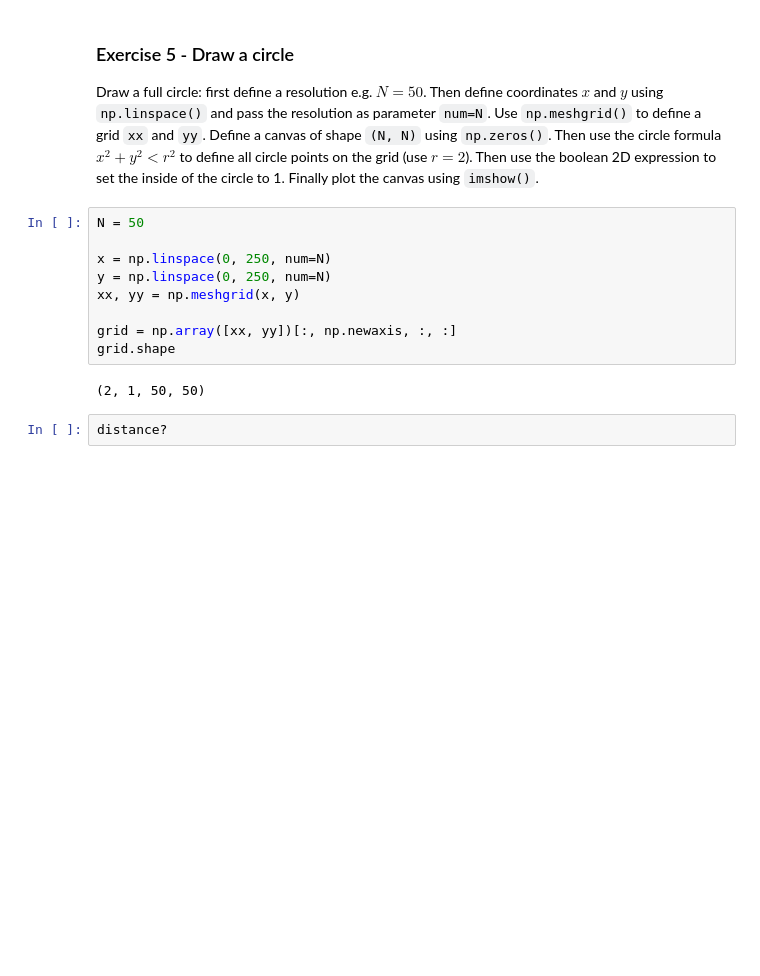
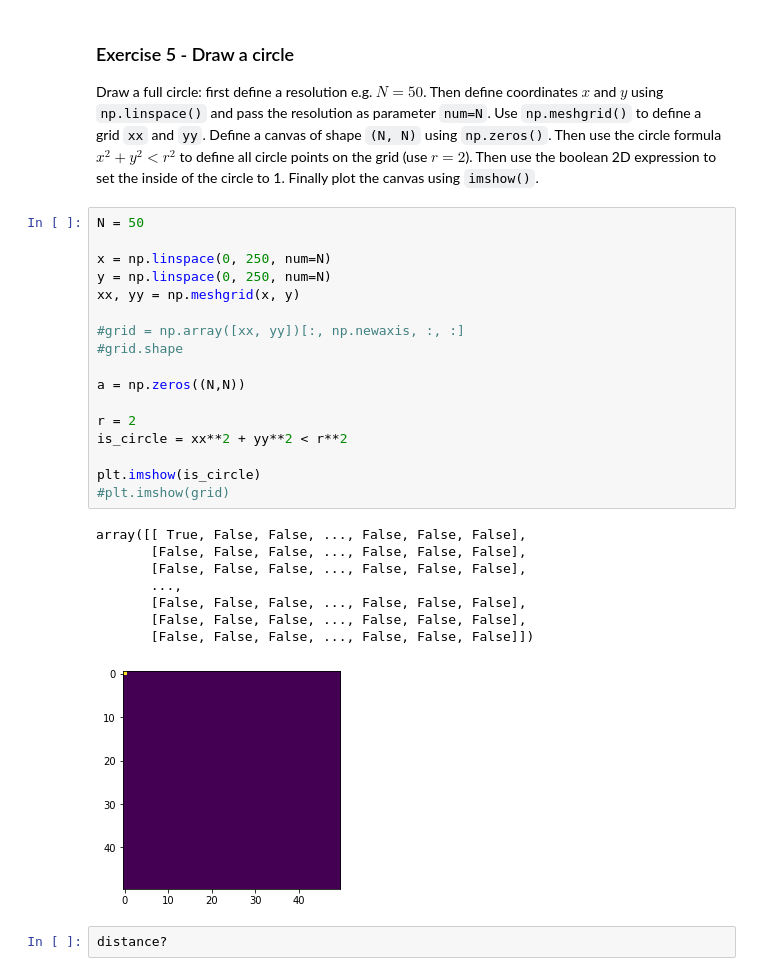
Before and after one commit to adob360/homework-scientific-computing, a Jupyter notebook: homework05-numpy-scipy/homework05_together.ipynb, the cells around one changed output. Drawn from its saved outputs; the diff is of its cells as text; blank space fills up the shorter version.

```diff
--- a/homework05-numpy-scipy/homework05_together.ipynb
+++ b/homework05-numpy-scipy/homework05_together.ipynb
@@ -230,14 +271,29 @@ Draw a full circle: first define a resolution e.g. $N=50$. Then define coordinat
 # %%
 N = 50
 
 x = np.linspace(0, 250, num=N)
 y = np.linspace(0, 250, num=N)
 xx, yy = np.meshgrid(x, y)
 
-grid = np.array([xx, yy])[:, np.newaxis, :, :]
-grid.shape
+#grid = np.array([xx, yy])[:, np.newaxis, :, :]
+#grid.shape
+
+a = np.zeros((N,N))
+
+r = 2
+is_circle = xx**2 + yy**2 < r**2
+
+plt.imshow(is_circle)
+#plt.imshow(grid)
 # %% [output]
-(2, 1, 50, 50)
+array([[ True, False, False, ..., False, False, False],
+       [False, False, False, ..., False, False, False],
+       [False, False, False, ..., False, False, False],
+       ...,
+       [False, False, False, ..., False, False, False],
+       [False, False, False, ..., False, False, False],
+       [False, False, False, ..., False, False, False]])
+[figure, added]
 # %%
 distance?
 # %% [output]
```
Also changed, not shown: parts of 1 cell of this notebook.
